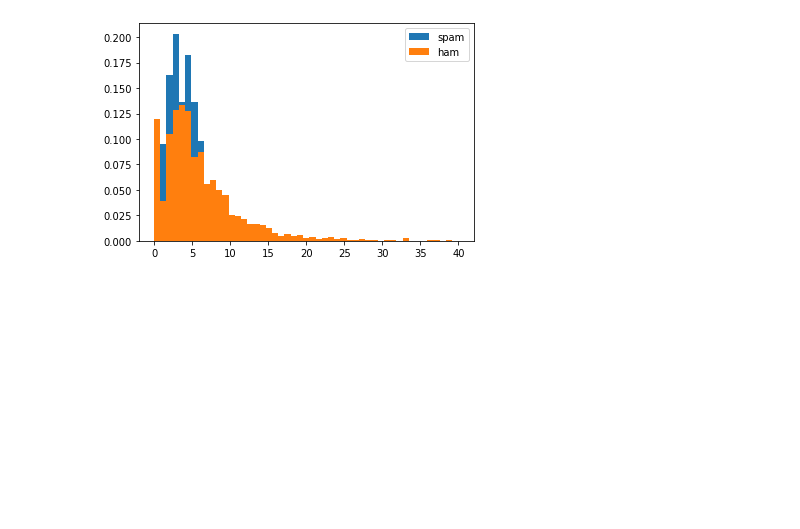
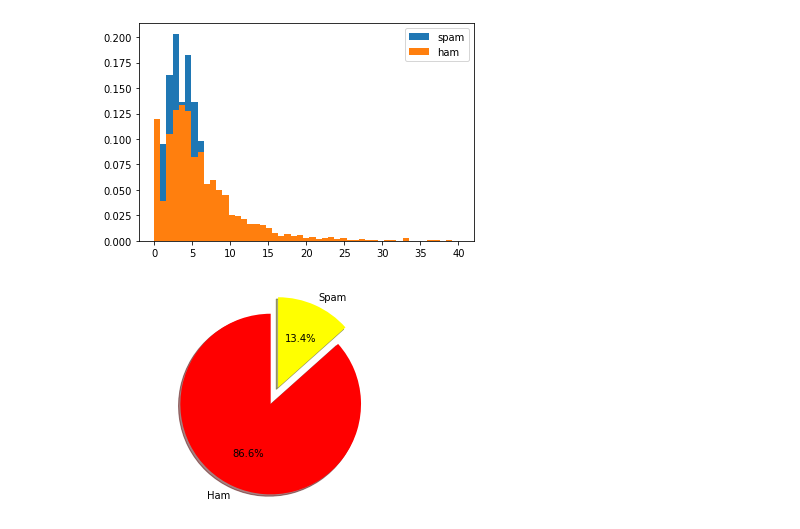
Before and after one commit to memetics19/Sms_spam_collection-, a Jupyter notebook: SMS_Spam_Collection.ipynb, the cells around one changed output. Cells and saved outputs as stored; diff of their text form; code cells hidden in the pictures; blank space fills up the shorter version.

```diff
--- a/SMS_Spam_Collection.ipynb
+++ b/SMS_Spam_Collection.ipynb
@@ -335,3 +371,18 @@ pyplot.legend(loc = 'upper right')
 pyplot.show()
 # %% [output]
 [figure]
+# %%
+count_Class = pd.value_counts(data["label"], sort = True)
+
+labels = 'Ham', 'Spam'
+sizes = [count_Class[0], count_Class[1]]
+colors = ['red', 'yellow']
+explode = (0.1, 0.1)
+
+
+pyplot.pie(sizes, explode = explode, labels = labels, colors = colors,
+        autopct = '%1.1f%%', shadow = True, startangle = 90)
+pyplot.axis('equal')
+pyplot.show()
+# %% [output]
+[figure, added]
```
Also changed, not shown: parts of 19 cells of this notebook.
